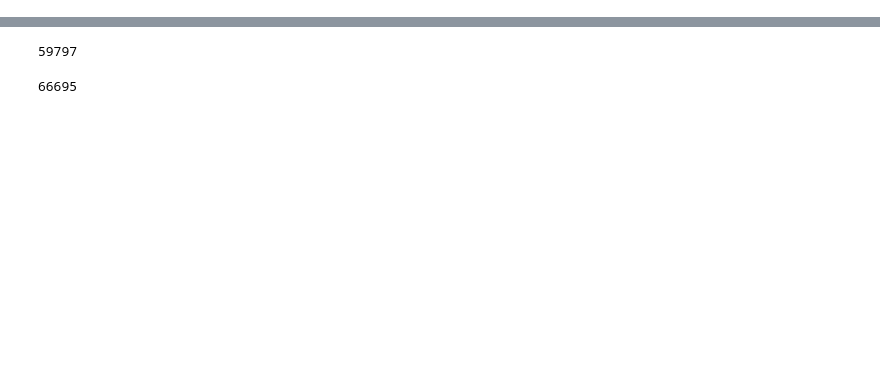
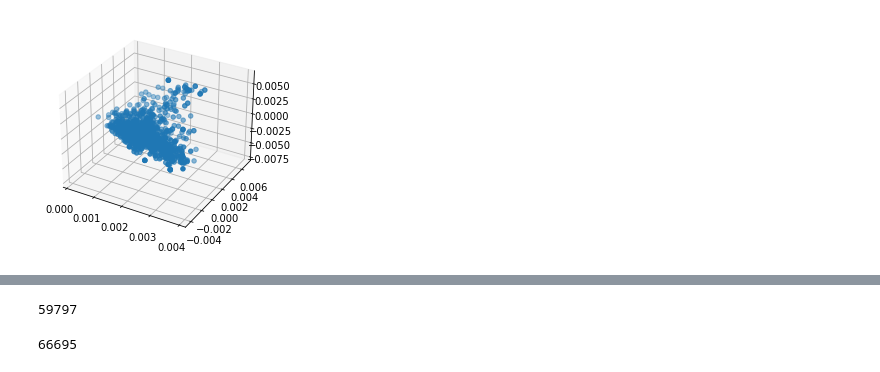
Before and after one commit to GavinPHR/Parser, a Jupyter notebook: svd.ipynb, the cells around one changed output, grey strips where cells are left out. Cells and saved outputs as stored; diff of their text form; code cells hidden in the pictures; blank space fills up the shorter version.

```diff
--- a/svd.ipynb
+++ b/svd.ipynb
@@ -64,0 +140,5 @@ config.train[10]
+# %%
+from sklearn.cluster import MiniBatchKMeans
+km = MiniBatchKMeans(n_clusters=32)
+G = netflix.G[config.nonterminal_map['NP']]
+xx = km.fit_predict(G)
@@ -64,0 +155,6 @@ config.train[10]
+# %%
+ax = plt.axes(projection='3d')
+
+ax.scatter3D(G[:1000,-1], G[:1000,-2], G[:1000,-3]);
+# %% [output]
+[figure, added]
```
Also changed, not shown: parts of 30 cells of this notebook, 15 other files.
